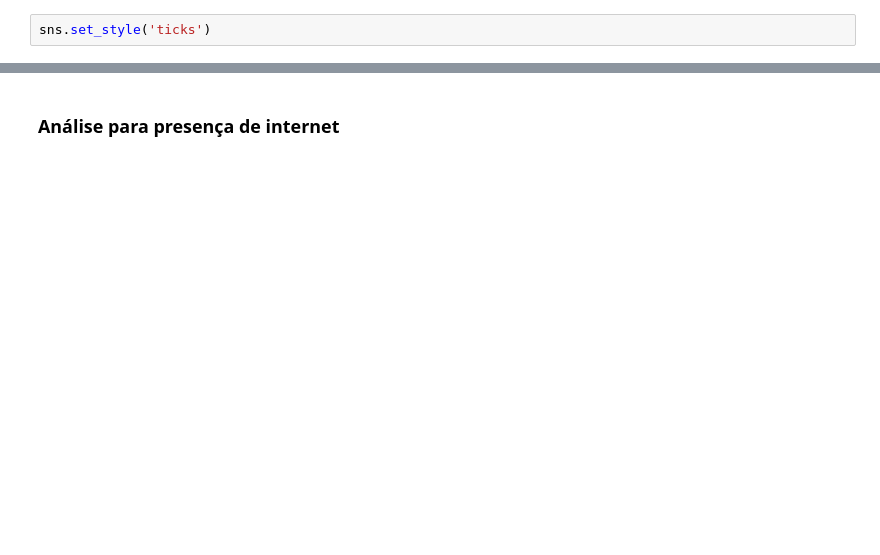
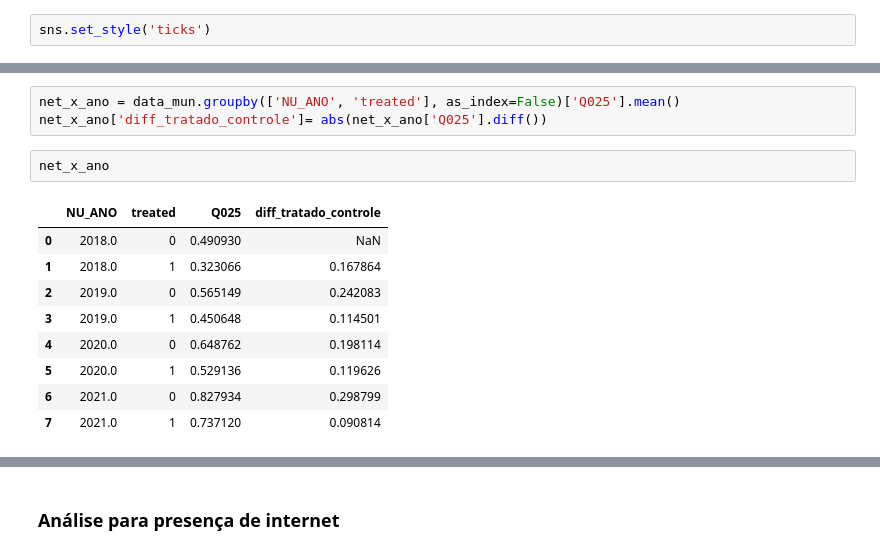
Before and after one commit to JV-Nunes/Relatorio-Conectividade, a Jupyter notebook: Analise/Models/Diffs_in_Diffs.ipynb, the cells around one changed output, grey strips where cells are left out. Cells and saved outputs as stored; diff of their text form; blank space fills up the shorter version.

```diff
--- a/Analise/Models/Diffs_in_Diffs.ipynb
+++ b/Analise/Models/Diffs_in_Diffs.ipynb
@@ -440,2 +454,17 @@ plt.show()
+# %%
+net_x_ano = data_mun.groupby(['NU_ANO', 'treated'], as_index=False)['Q025'].mean()
+net_x_ano['diff_tratado_controle']= abs(net_x_ano['Q025'].diff())
+# %%
+net_x_ano
+# %% [output]
+|  | NU_ANO | treated | Q025 | diff_tratado_controle |
+| 0 | 2018.0 | 0 | 0.490930 | NaN |
+| 1 | 2018.0 | 1 | 0.323066 | 0.167864 |
+| 2 | 2019.0 | 0 | 0.565149 | 0.242083 |
+| 3 | 2019.0 | 1 | 0.450648 | 0.114501 |
+| 4 | 2020.0 | 0 | 0.648762 | 0.198114 |
+| 5 | 2020.0 | 1 | 0.529136 | 0.119626 |
+| 6 | 2021.0 | 0 | 0.827934 | 0.298799 |
+| 7 | 2021.0 | 1 | 0.737120 | 0.090814 |
 # %%
 net_x_ano = data_mun.groupby(['NU_ANO', 'treated'], as_index=False)['Q025'].mean()
```
Also changed, not shown: parts of 57 cells of this notebook, 14 other files.
